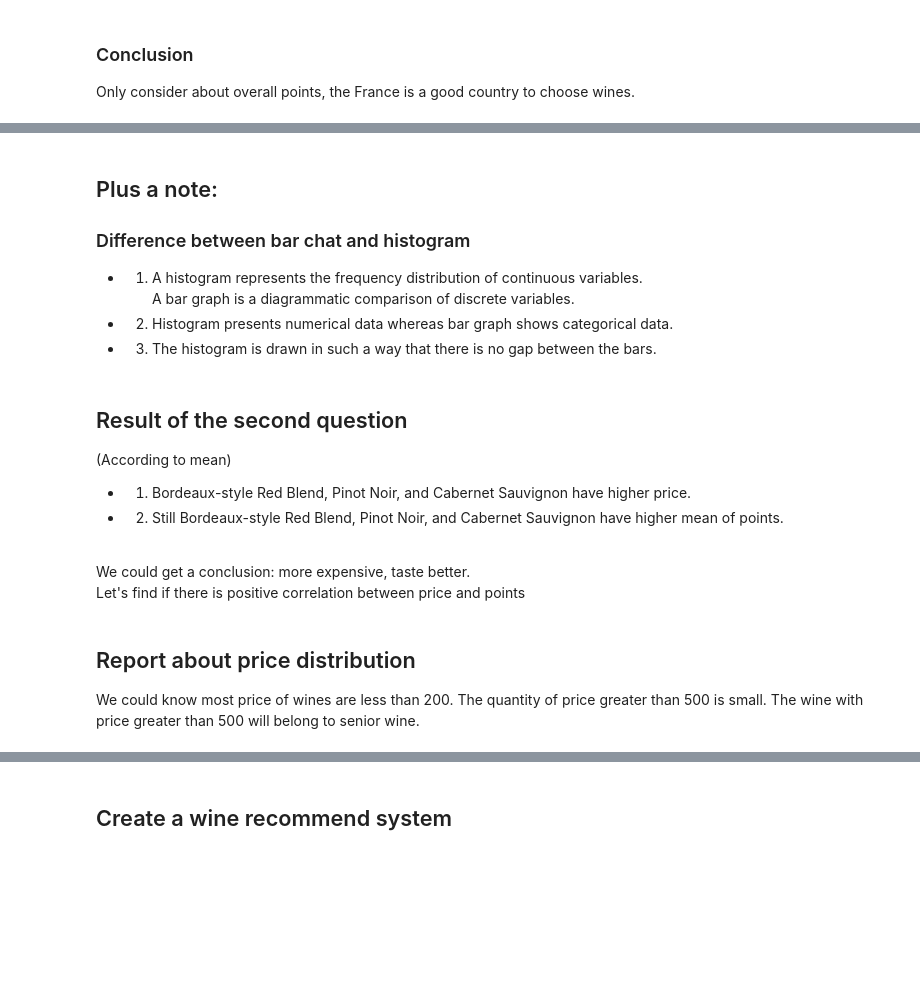
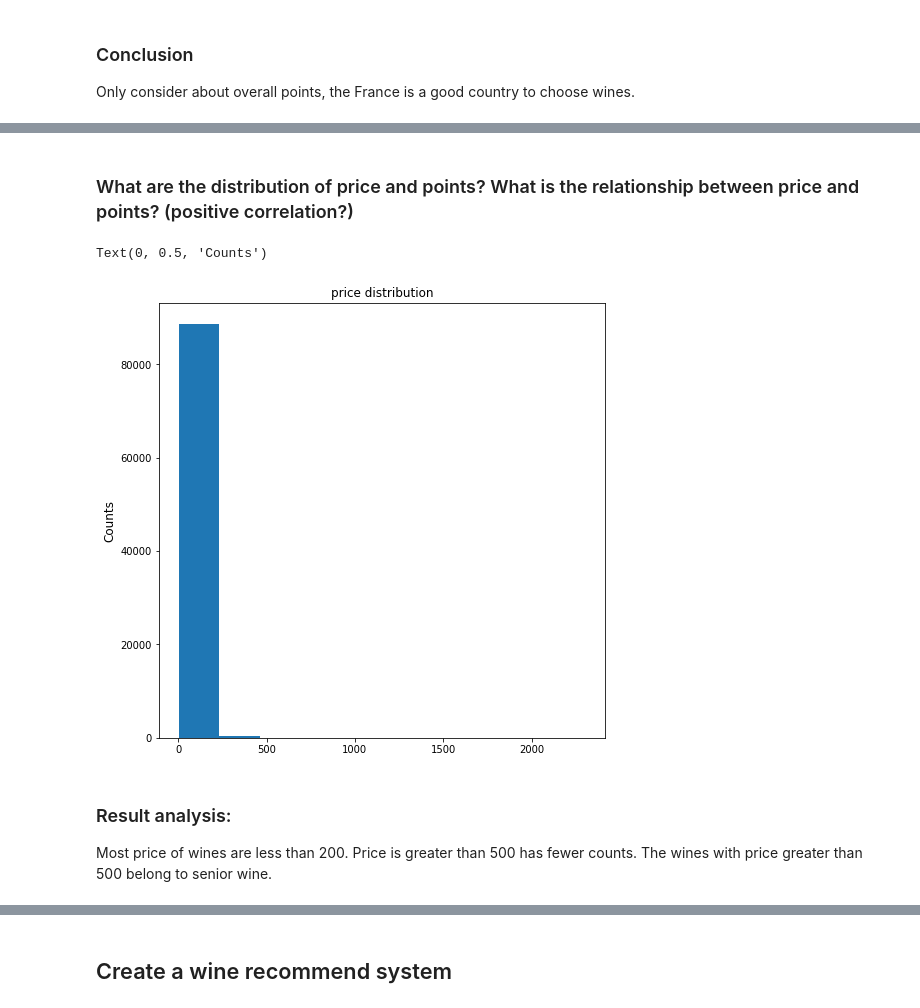
Before and after one commit to Rachel0911/Kaggle_projects, a Jupyter notebook: Wine data analysis/wine_analysis.ipynb, the cells around one changed output, grey strips where cells are left out. Saved outputs shown, nothing was run; the diff lists cells and outputs as text; code cells hidden in the pictures; blank space fills up the shorter version.

```diff
--- a/Wine data analysis/wine_analysis.ipynb
+++ b/Wine data analysis/wine_analysis.ipynb
@@ -240,7 +250,0 @@ ax.set_xticklabels(ax.get_xticklabels(), rotation=45, horizontalalignment='right
-# %% [markdown]
-## Plus a note:
-### Difference between bar chat and histogram
-- 1. A histogram represents the frequency distribution of continuous variables. <br>
-     A bar graph is a diagrammatic comparison of discrete variables.
-- 2. Histogram presents numerical data whereas bar graph shows categorical data.
-- 3. The histogram is drawn in such a way that there is no gap between the bars.
@@ -252,16 +251,13 @@ ax.set_xticklabels(ax.get_xticklabels(), rotation=45, horizontalalignment='right
-# %% [markdown]
-## Result of the second question
-(According to mean)
-- 1. Bordeaux-style Red Blend, Pinot Noir, and Cabernet Sauvignon have higher price.
-- 2. Still Bordeaux-style Red Blend, Pinot Noir, and Cabernet Sauvignon have higher mean of points.
-
-<br>
-We could get a conclusion: more expensive, taste better. <br>
-Let's find if there is positive correlation between price and points
+# %% [markdown]
+### What are the distribution of price and points? What is the relationship between price and points? (positive correlation?)
 # %%
-# draw price distribution
+# polt price distribution
 plt.figure(figsize=(8,8))
-sns.distplot(wineData.price.dropna(), kde=False)
+ax = wineData.price.dropna().plot(kind='hist', title='price distribution')
+plt.ylabel('Counts', fontsize=12)
+# %% [output]
+Text(0, 0.5, 'Counts')
+[figure, added]
 # %% [markdown]
-## Report about price distribution
-We could know most price of wines are less than 200. The quantity of price greater than 500 is small. The wine with price greater than 500 will belong to senior wine.
+### Result analysis:
+Most price of wines are less than 200. Price is greater than 500 has fewer counts. The wines with price greater than 500 belong to senior wine.
```
Also changed, not shown: parts of 44 cells of this notebook, 1 other file.
